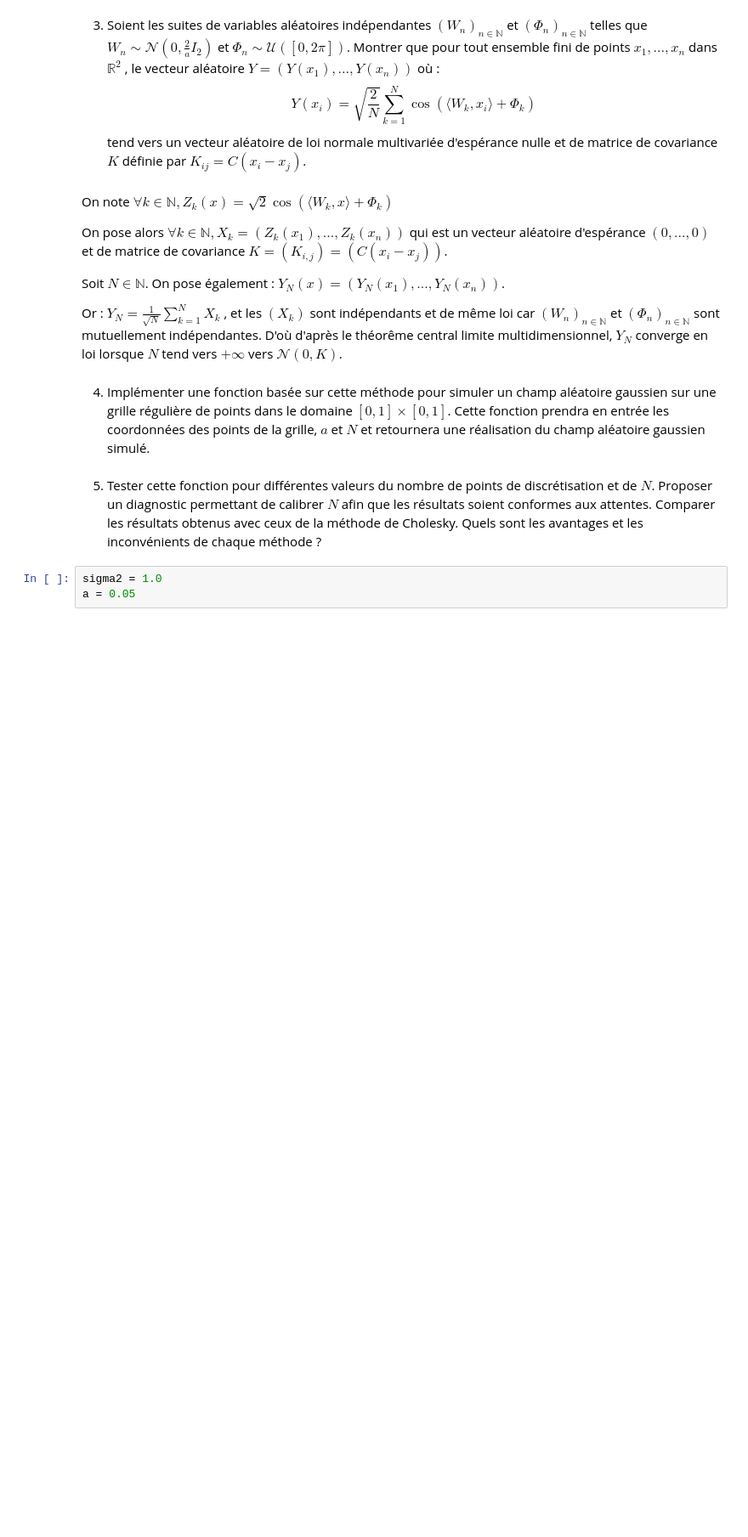
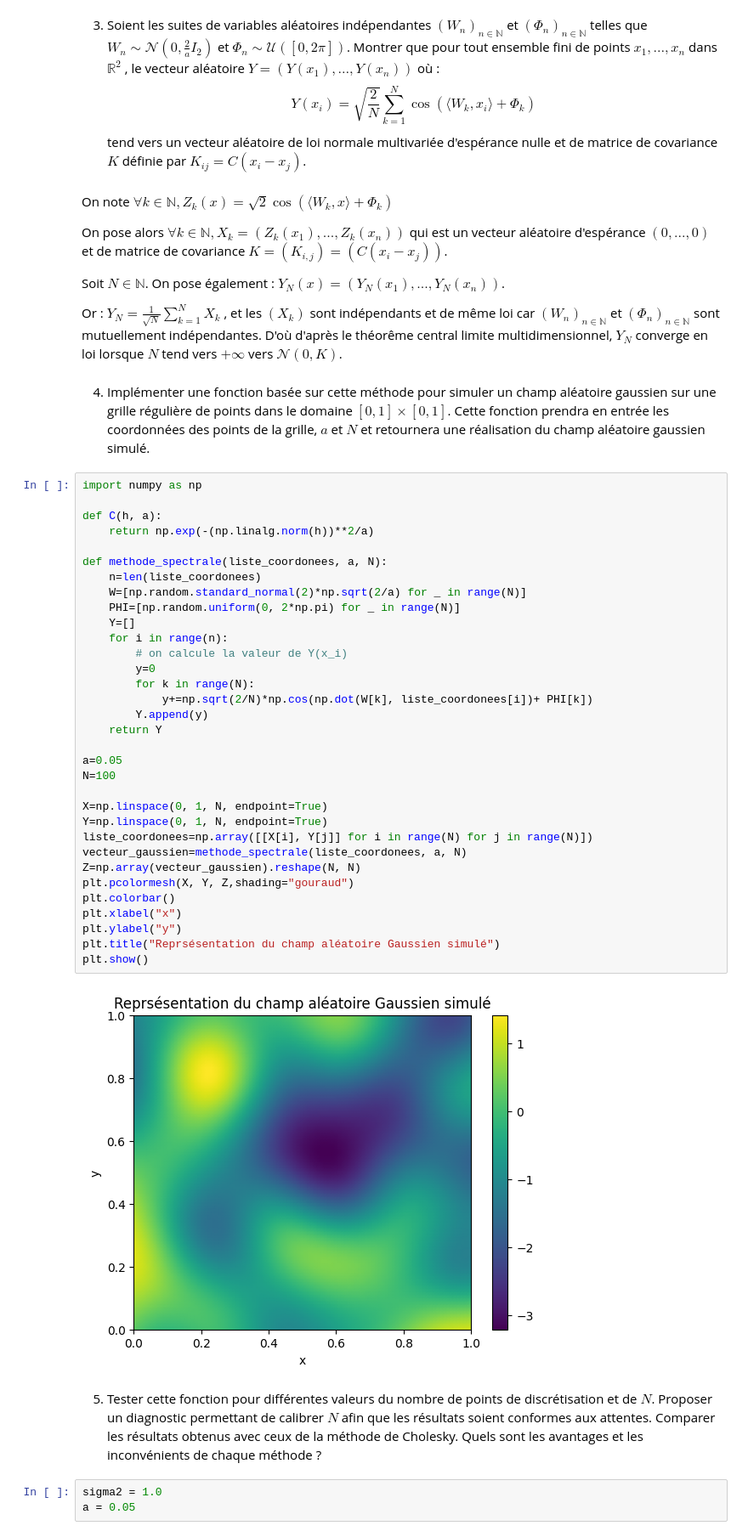
Before and after one commit to noamguillou/Projet-Probabilites, a Jupyter notebook: Pablo.ipynb, the cells around one changed output. Shown at 85% size. Drawn from its saved outputs; the diff is of its cells as text; blank space fills up the shorter version.

```diff
--- a/Pablo.ipynb
+++ b/Pablo.ipynb
@@ -179,6 +179,41 @@ Soit $N\in \mathbb{N}$. On pose également : $Y_N(x) = (Y_N(x_1), ..., Y_N(x_n))
 Or : $Y_N = \frac{1}{\sqrt{N}}\sum_{k=1}^{N}X_k$ , et les $(X_k)$ sont indépendants et de même loi car $(W_n)_{n \in \mathbb{N}}$ et $(\Phi_n)_{n \in \mathbb{N}}$ sont mutuellement indépendantes. D'où d'après le théorême central limite multidimensionnel, $Y_N$ converge en loi lorsque $N$ tend vers $+\infty$ vers $\mathcal{N}(0, K)$.
 # %% [markdown]
 4. Implémenter une fonction basée sur cette méthode pour simuler un champ aléatoire gaussien sur une grille régulière de points dans le domaine  $[0, 1] \times [0, 1]$. Cette fonction prendra en entrée les coordonnées des points de la grille, $a$ et  $N$ et retournera une réalisation du champ aléatoire gaussien simulé.
+# %%
+import numpy as np
+
+def C(h, a):
+    return np.exp(-(np.linalg.norm(h))**2/a)
+
+def methode_spectrale(liste_coordonees, a, N):
+    n=len(liste_coordonees)
+    W=[np.random.standard_normal(2)*np.sqrt(2/a) for _ in range(N)]
+    PHI=[np.random.uniform(0, 2*np.pi) for _ in range(N)]
+    Y=[]
+    for i in range(n):
+        # on calcule la valeur de Y(x_i)
+        y=0
+        for k in range(N):
+            y+=np.sqrt(2/N)*np.cos(np.dot(W[k], liste_coordonees[i])+ PHI[k])
+        Y.append(y)
+    return Y
+
+a=0.05
+N=100
+
+X=np.linspace(0, 1, N, endpoint=True)
+Y=np.linspace(0, 1, N, endpoint=True)
+liste_coordonees=np.array([[X[i], Y[j]] for i in range(N) for j in range(N)])
+vecteur_gaussien=methode_spectrale(liste_coordonees, a, N)
+Z=np.array(vecteur_gaussien).reshape(N, N)
+plt.pcolormesh(X, Y, Z,shading="gouraud")
+plt.colorbar()
+plt.xlabel("x")
+plt.ylabel("y")
+plt.title("Reprsésentation du champ aléatoire Gaussien simulé")
+plt.show()
+# %% [output]
+[figure, added]
 # %% [markdown]
 5. Tester cette fonction pour différentes valeurs du nombre de points de discrétisation et de $N$. Proposer un diagnostic permettant de calibrer $N$ afin que les résultats soient conformes aux attentes. Comparer les résultats obtenus avec ceux de la méthode de Cholesky. Quels sont les avantages et les inconvénients de chaque méthode ?
 # %%
```
Also changed, not shown: parts of 1 cell of this notebook.
